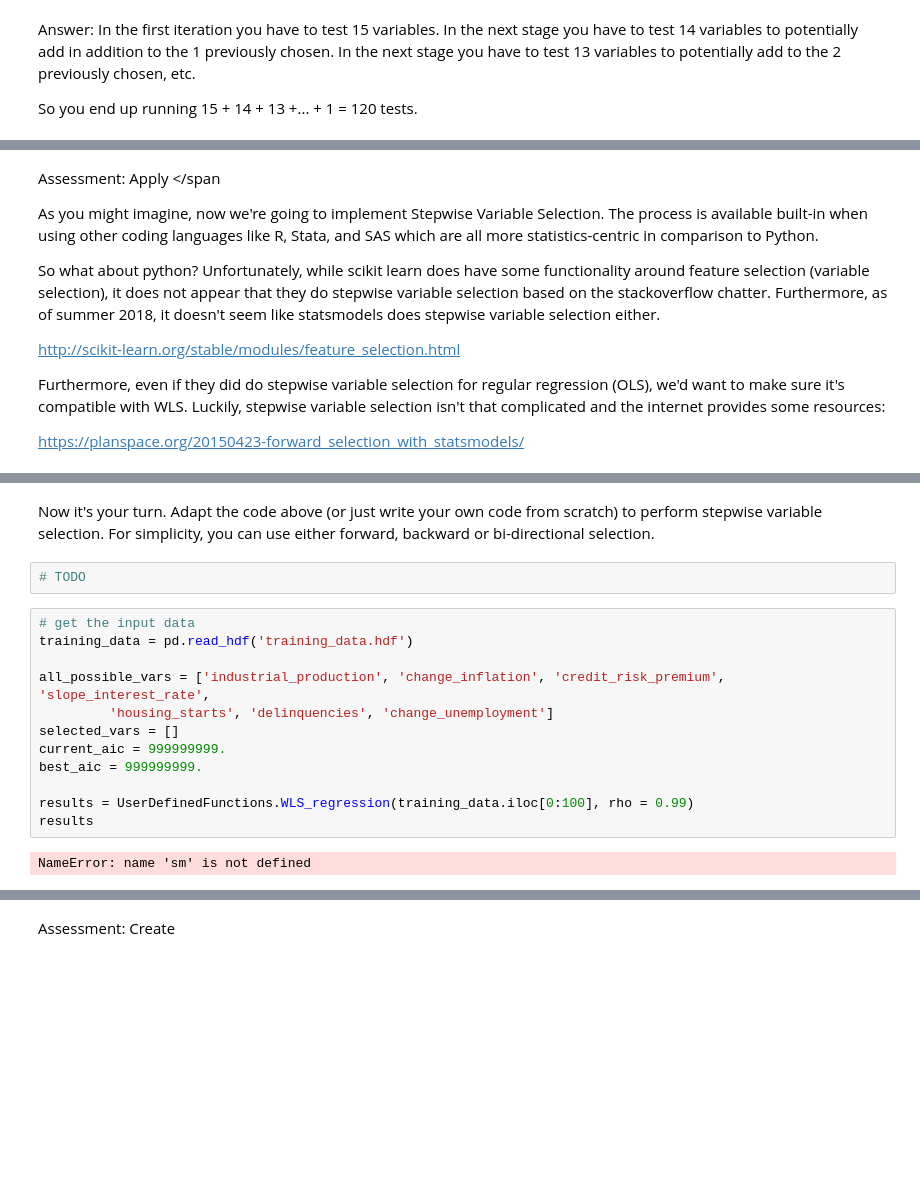
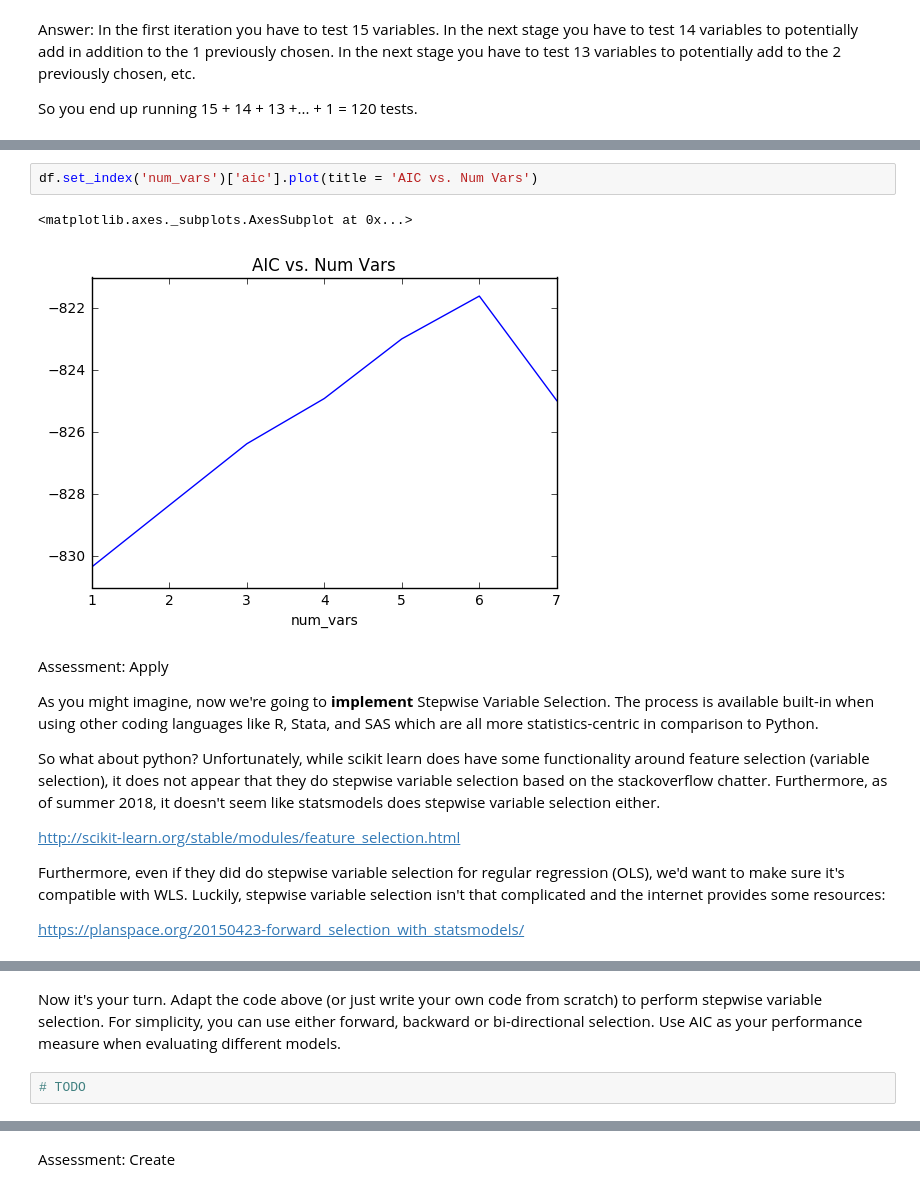
Before and after one commit to jbortfeld/Market-Timing-Model, a Jupyter notebook: Notebooks/4. Variable Selection.ipynb, the cells around one changed output, grey strips where cells are left out. Drawn from its saved outputs; the diff is of its cells as text; blank space fills up the shorter version.

```diff
--- a/Notebooks/4. Variable Selection.ipynb
+++ b/Notebooks/4. Variable Selection.ipynb
@@ -97,7 +152,12 @@ So you end up running 15 + 14 + 13 +... + 1 = 120 tests.
+# %%
+df.set_index('num_vars')['aic'].plot(title = 'AIC vs. Num Vars')
+# %% [output]
+<matplotlib.axes._subplots.AxesSubplot at 0x...>
+[figure, added]
 # %% [markdown]
-<span class="label label-warning"> Assessment: Apply </span
+<span class="label label-warning"> Assessment: Apply </span>
 
-As you might imagine, now we're going to implement Stepwise Variable Selection. The process is available built-in when using other coding languages like R, Stata, and SAS which are all more statistics-centric in comparison to Python.
+As you might imagine, now we're going to <b>implement</b> Stepwise Variable Selection. The process is available built-in when using other coding languages like R, Stata, and SAS which are all more statistics-centric in comparison to Python.
 
 So what about python? Unfortunately, while scikit learn does have some functionality around feature selection (variable selection), it does not appear that they do stepwise variable selection based on the stackoverflow chatter. Furthermore, as of summer 2018, it doesn't seem like statsmodels does stepwise variable selection either.
 
@@ -110,20 +170,6 @@ https://planspace.org/20150423-forward_selection_with_statsmodels/
 # %% [markdown]
 ![](variable_selection_3.png "Title")
 # %% [markdown]
-Now it's your turn. Adapt the code above (or just write your own code from scratch) to perform stepwise variable selection. For simplicity, you can use either forward, backward or bi-directional selection.
+Now it's your turn. Adapt the code above (or just write your own code from scratch) to perform stepwise variable selection. For simplicity, you can use either forward, backward or bi-directional selection. Use AIC as your performance measure when evaluating different models.
 # %%
 # TODO
-# %%
-# get the input data
-training_data = pd.read_hdf('training_data.hdf')
-
-all_possible_vars = ['industrial_production', 'change_inflation', 'credit_risk_premium', 'slope_interest_rate',
-         'housing_starts', 'delinquencies', 'change_unemployment']
-selected_vars = []
-current_aic = 999999999.
-best_aic = 999999999.
-
-results = UserDefinedFunctions.WLS_regression(training_data.iloc[0:100], rho = 0.99)
-results
-# %% [output]
-NameError: name 'sm' is not defined
```
Also changed, not shown: parts of 24 cells of this notebook.
